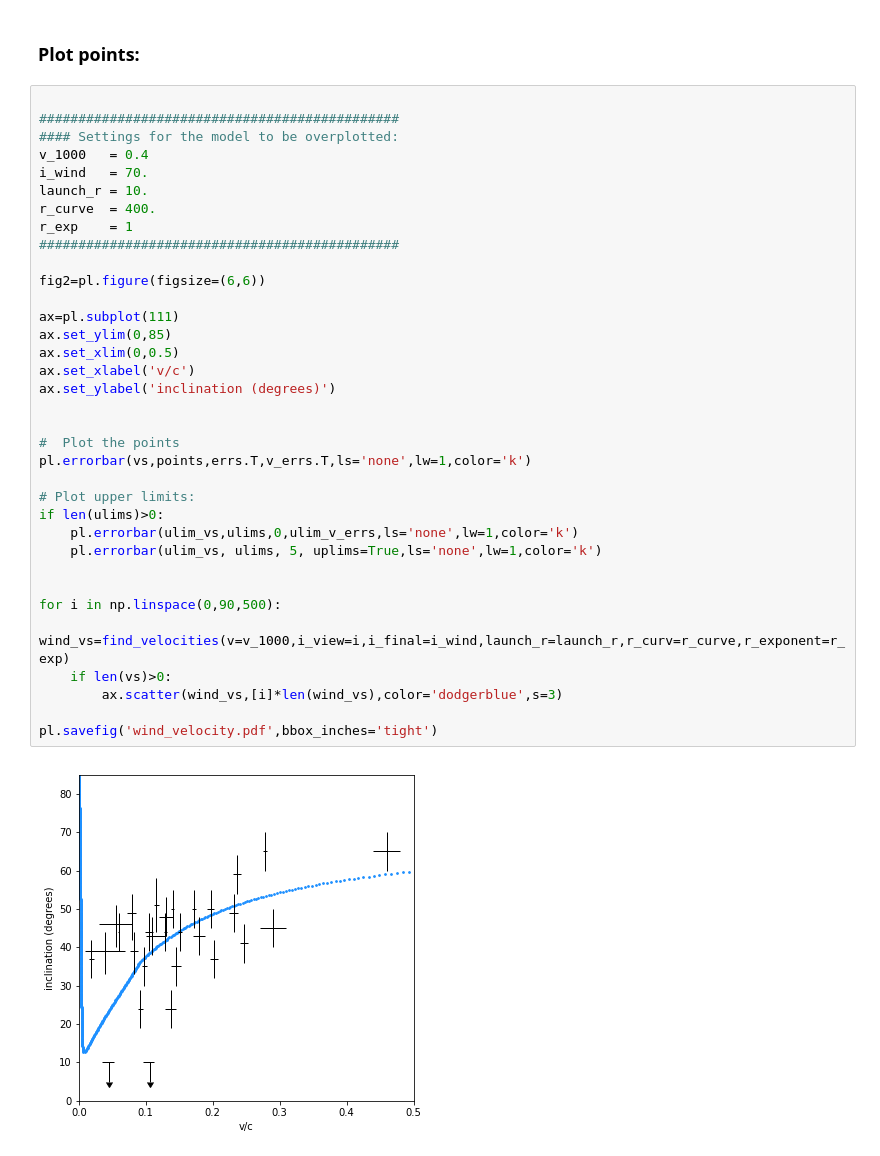
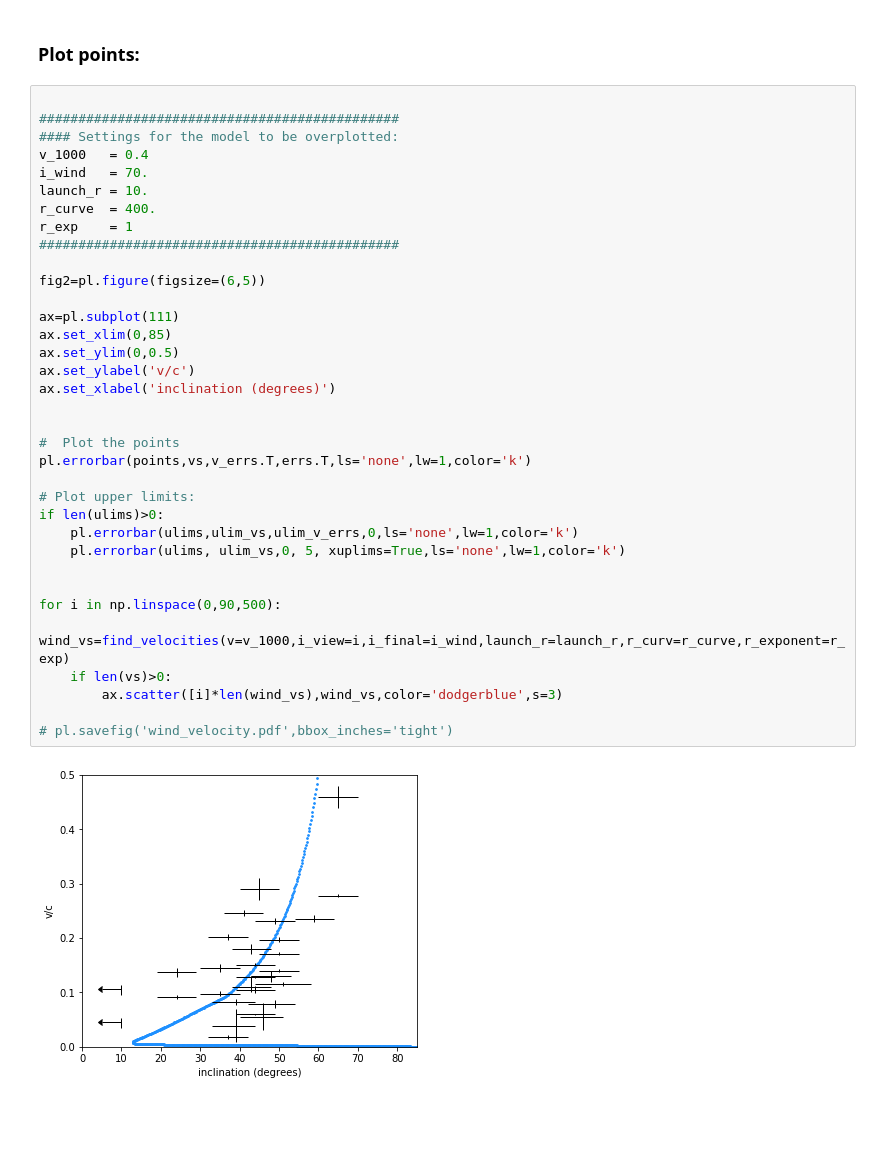
Before and after one commit to M-L-Parker/UFO_inclinations, a Jupyter notebook: Wind geometries.ipynb, the cells around one changed output. Saved outputs shown, nothing was run; the diff lists cells and outputs as text; blank space fills up the shorter version.

```diff
--- a/Wind geometries.ipynb
+++ b/Wind geometries.ipynb
@@ -139,37 +139,37 @@ NGC 4151 2 UFOs
 # %%
 
 ##############################################
 #### Settings for the model to be overplotted:
 v_1000   = 0.4
 i_wind   = 70.
 launch_r = 10.
 r_curve  = 400.
 r_exp    = 1
 ##############################################
 
-fig2=pl.figure(figsize=(6,6))
+fig2=pl.figure(figsize=(6,5))
 
 ax=pl.subplot(111)
-ax.set_ylim(0,85)
-ax.set_xlim(0,0.5)
-ax.set_xlabel('v/c')
-ax.set_ylabel('inclination (degrees)')
+ax.set_xlim(0,85)
+ax.set_ylim(0,0.5)
+ax.set_ylabel('v/c')
+ax.set_xlabel('inclination (degrees)')
 
 
 #  Plot the points
-pl.errorbar(vs,points,errs.T,v_errs.T,ls='none',lw=1,color='k')
+pl.errorbar(points,vs,v_errs.T,errs.T,ls='none',lw=1,color='k')
 
 # Plot upper limits:
 if len(ulims)>0:
-    pl.errorbar(ulim_vs,ulims,0,ulim_v_errs,ls='none',lw=1,color='k')
-    pl.errorbar(ulim_vs, ulims, 5, uplims=True,ls='none',lw=1,color='k')
+    pl.errorbar(ulims,ulim_vs,ulim_v_errs,0,ls='none',lw=1,color='k')
+    pl.errorbar(ulims, ulim_vs,0, 5, xuplims=True,ls='none',lw=1,color='k')
 
 
 for i in np.linspace(0,90,500):
     wind_vs=find_velocities(v=v_1000,i_view=i,i_final=i_wind,launch_r=launch_r,r_curv=r_curve,r_exponent=r_exp)
     if len(vs)>0:
-        ax.scatter(wind_vs,[i]*len(wind_vs),color='dodgerblue',s=3)
+        ax.scatter([i]*len(wind_vs),wind_vs,color='dodgerblue',s=3)
 
-pl.savefig('wind_velocity.pdf',bbox_inches='tight')
+# pl.savefig('wind_velocity.pdf',bbox_inches='tight')
 # %% [output]
-[figure, old version]
+[figure, new version]
```
Also changed, not shown: 2 other files.
